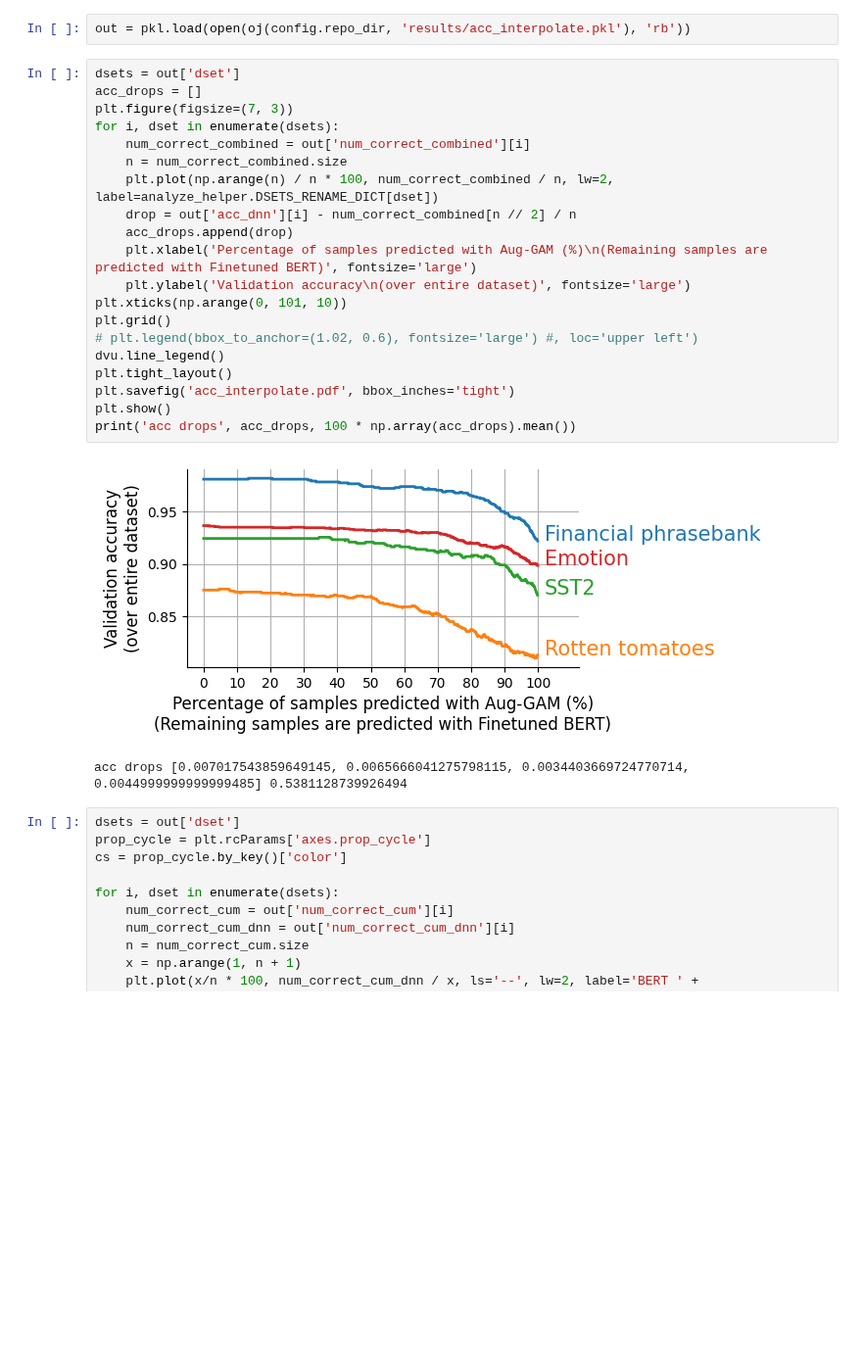
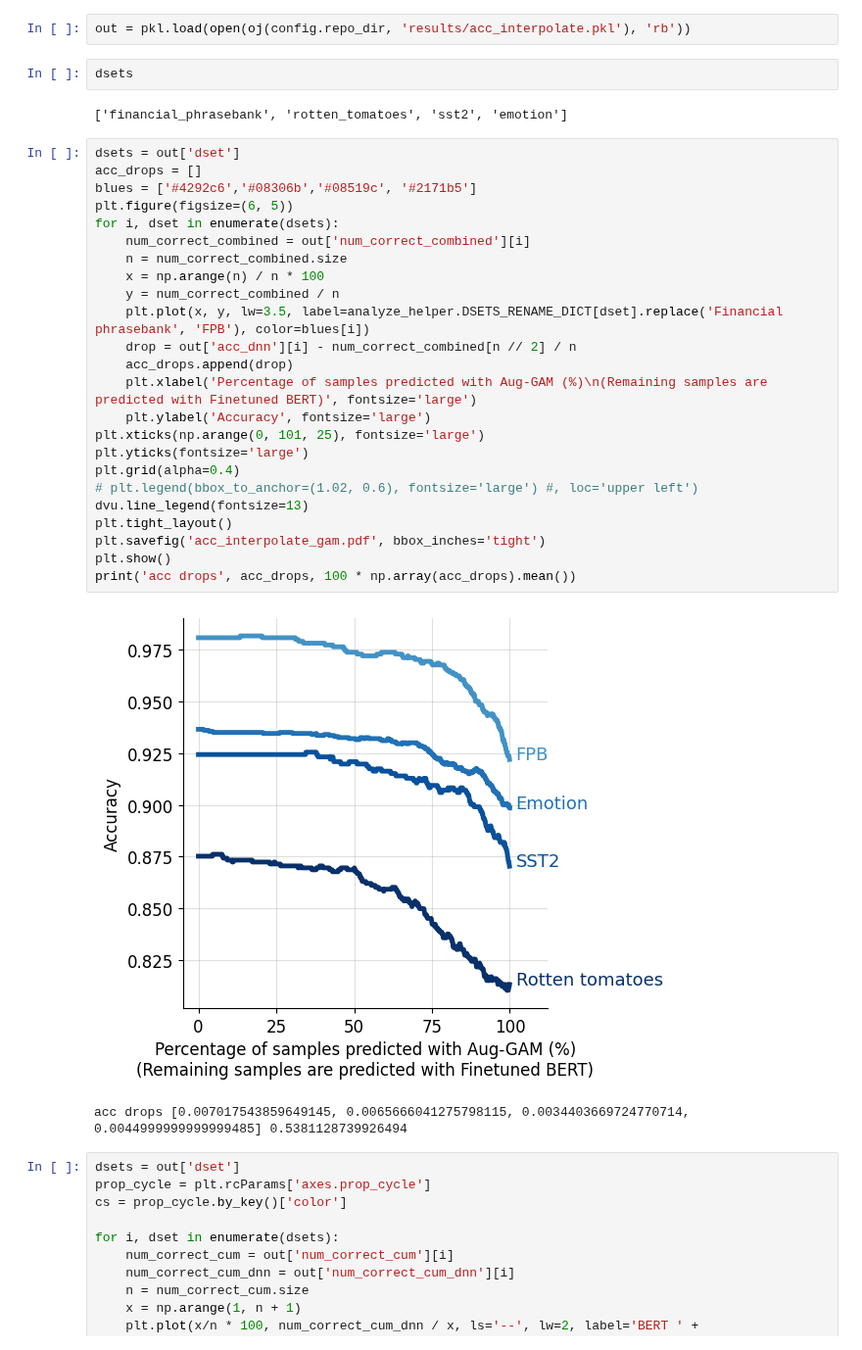
Before and after one commit to microsoft/augmented-interpretable-models, a Jupyter notebook: notebooks/03_acc_interpolate.ipynb, the cells around one changed output. Shown at 98% size. Drawn from its saved outputs; the diff is of its cells as text; blank space fills up the shorter version.

```diff
--- a/notebooks/03_acc_interpolate.ipynb
+++ b/notebooks/03_acc_interpolate.ipynb
@@ -147,28 +118,36 @@ acc 0.8985 acc_dnn 0.9365
 # Plot results
 # %%
 out = pkl.load(open(oj(config.repo_dir, 'results/acc_interpolate.pkl'), 'rb'))
+# %%
+dsets
+# %% [output]
+['financial_phrasebank', 'rotten_tomatoes', 'sst2', 'emotion']
 # %%
 dsets = out['dset']
 acc_drops = []
-plt.figure(figsize=(7, 3))
+blues = ['#4292c6','#08306b','#08519c', '#2171b5']
+plt.figure(figsize=(6, 5))
 for i, dset in enumerate(dsets):
     num_correct_combined = out['num_correct_combined'][i]
     n = num_correct_combined.size
-    plt.plot(np.arange(n) / n * 100, num_correct_combined / n, lw=2, label=analyze_helper.DSETS_RENAME_DICT[dset])
+    x = np.arange(n) / n * 100
+    y = num_correct_combined / n
+    plt.plot(x, y, lw=3.5, label=analyze_helper.DSETS_RENAME_DICT[dset].replace('Financial phrasebank', 'FPB'), color=blues[i])
     drop = out['acc_dnn'][i] - num_correct_combined[n // 2] / n
     acc_drops.append(drop)
     plt.xlabel('Percentage of samples predicted with Aug-GAM (%)\n(Remaining samples are predicted with Finetuned BERT)', fontsize='large')
-    plt.ylabel('Validation accuracy\n(over entire dataset)', fontsize='large')
-plt.xticks(np.arange(0, 101, 10))
-plt.grid()
+    plt.ylabel('Accuracy', fontsize='large')
+plt.xticks(np.arange(0, 101, 25), fontsize='large')
+plt.yticks(fontsize='large')
+plt.grid(alpha=0.4)
 # plt.legend(bbox_to_anchor=(1.02, 0.6), fontsize='large') #, loc='upper left')
-dvu.line_legend()
+dvu.line_legend(fontsize=13)
 plt.tight_layout()
-plt.savefig('acc_interpolate.pdf', bbox_inches='tight')
+plt.savefig('acc_interpolate_gam.pdf', bbox_inches='tight')
 plt.show()
 print('acc drops', acc_drops, 100 * np.array(acc_drops).mean())
 # %% [output]
-[figure, old version]
+[figure, new version]
 acc drops [0.007017543859649145, 0.0065666041275798115, 0.0034403669724770714, 0.0044999999999999485] 0.5381128739926494
 # %%
 dsets = out['dset']
```
Also changed, not shown: parts of 1 cell of this notebook, 1 other file.
